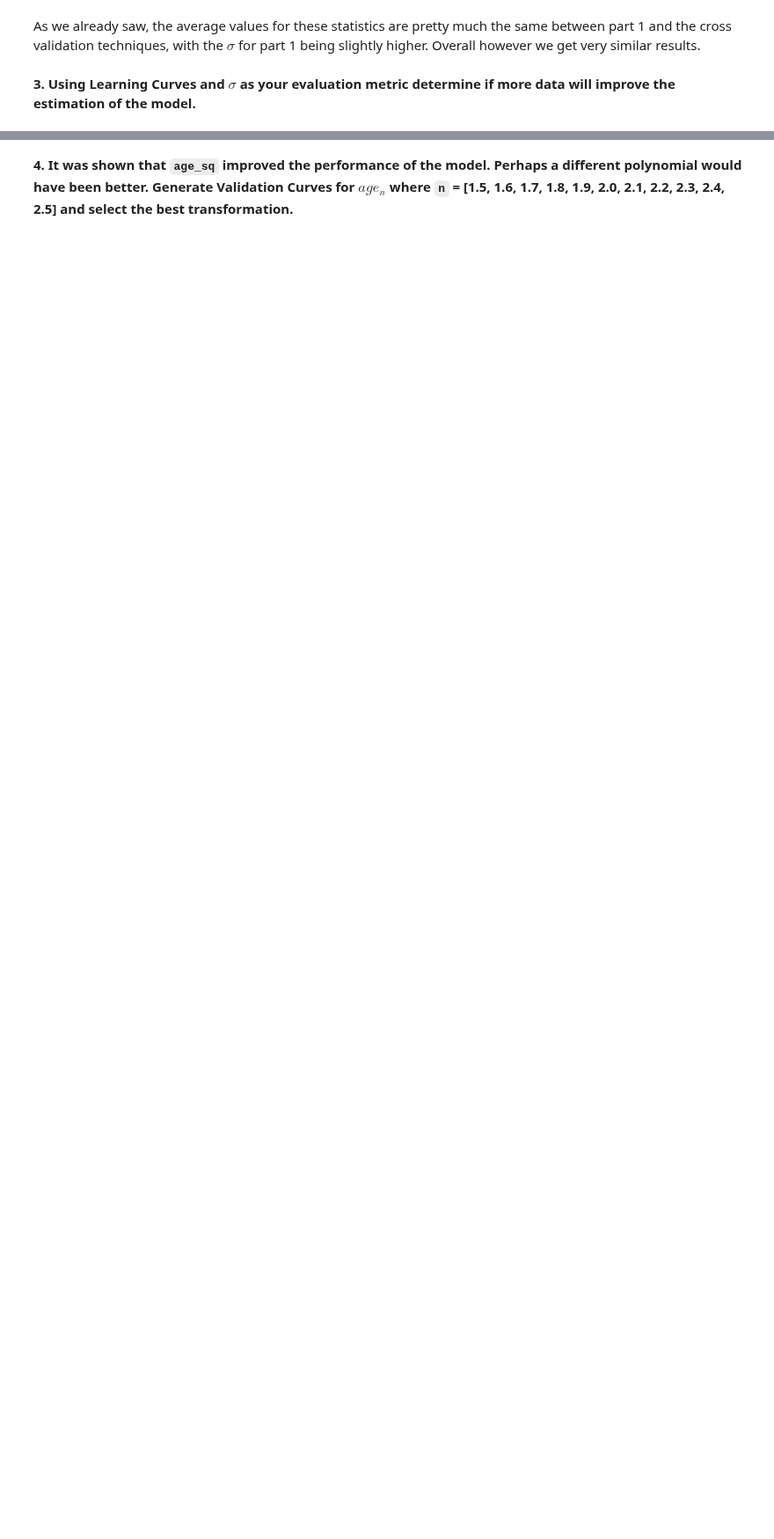
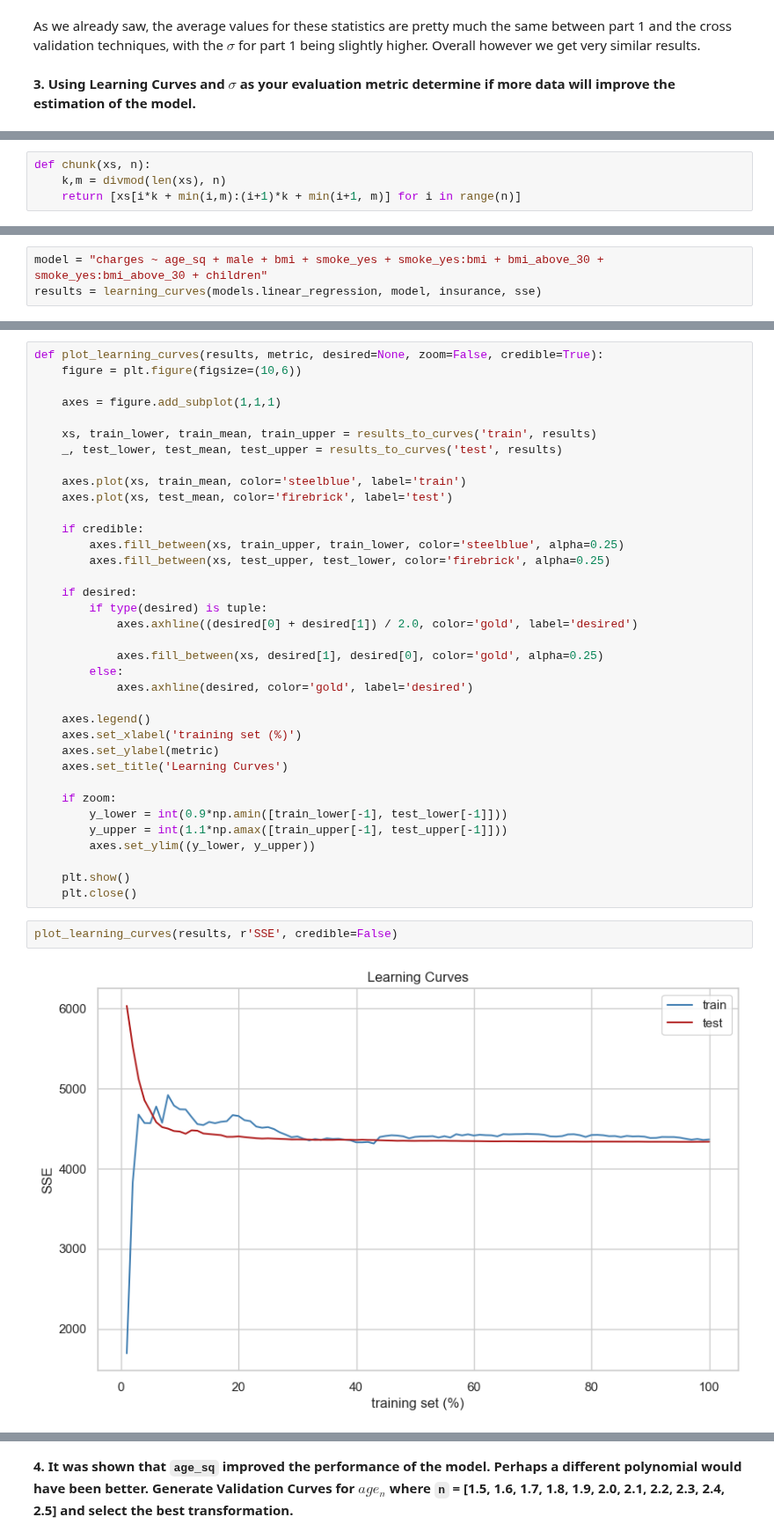
Before and after one commit to ansaridan/jhu-data-engineering-team-5, a Jupyter notebook: Module_11/Jhirsc21.ipynb, the cells around one changed output, grey strips where cells are left out. Shown at 88% size. Drawn from its saved outputs; the diff is of its cells as text; blank space fills up the shorter version.

```diff
--- a/Module_11/Jhirsc21.ipynb
+++ b/Module_11/Jhirsc21.ipynb
@@ -274,0 +284,4 @@ As we already saw, the average values for these statistics are pretty much the s
+# %%
+def chunk(xs, n):
+    k,m = divmod(len(xs), n)
+    return [xs[i*k + min(i,m):(i+1)*k + min(i+1, m)] for i in range(n)]
@@ -274,0 +342,3 @@ As we already saw, the average values for these statistics are pretty much the s
+# %%
+model = "charges ~ age_sq + male + bmi + smoke_yes + smoke_yes:bmi + bmi_above_30 + smoke_yes:bmi_above_30 + children"
+results = learning_curves(models.linear_regression, model, insurance, sse)
@@ -274,0 +361,40 @@ As we already saw, the average values for these statistics are pretty much the s
+# %%
+def plot_learning_curves(results, metric, desired=None, zoom=False, credible=True):
+    figure = plt.figure(figsize=(10,6))
+
+    axes = figure.add_subplot(1,1,1)
+
+    xs, train_lower, train_mean, train_upper = results_to_curves('train', results)
+    _, test_lower, test_mean, test_upper = results_to_curves('test', results)
+
+    axes.plot(xs, train_mean, color='steelblue', label='train')
+    axes.plot(xs, test_mean, color='firebrick', label='test')
+
+    if credible:
+        axes.fill_between(xs, train_upper, train_lower, color='steelblue', alpha=0.25)
+        axes.fill_between(xs, test_upper, test_lower, color='firebrick', alpha=0.25)
+
+    if desired:
+        if type(desired) is tuple:
+            axes.axhline((desired[0] + desired[1]) / 2.0, color='gold', label='desired')
+
+            axes.fill_between(xs, desired[1], desired[0], color='gold', alpha=0.25)
+        else:
+            axes.axhline(desired, color='gold', label='desired')
+
+    axes.legend()
+    axes.set_xlabel('training set (%)')
+    axes.set_ylabel(metric)
+    axes.set_title('Learning Curves')
+
+    if zoom:
+        y_lower = int(0.9*np.amin([train_lower[-1], test_lower[-1]]))
+        y_upper = int(1.1*np.amax([train_upper[-1], test_upper[-1]]))
+        axes.set_ylim((y_lower, y_upper))
+
+    plt.show()
+    plt.close()
+# %%
+plot_learning_curves(results, r'SSE', credible=False)
+# %% [output]
+[figure, added]
```
Also changed, not shown: parts of 30 cells of this notebook.
